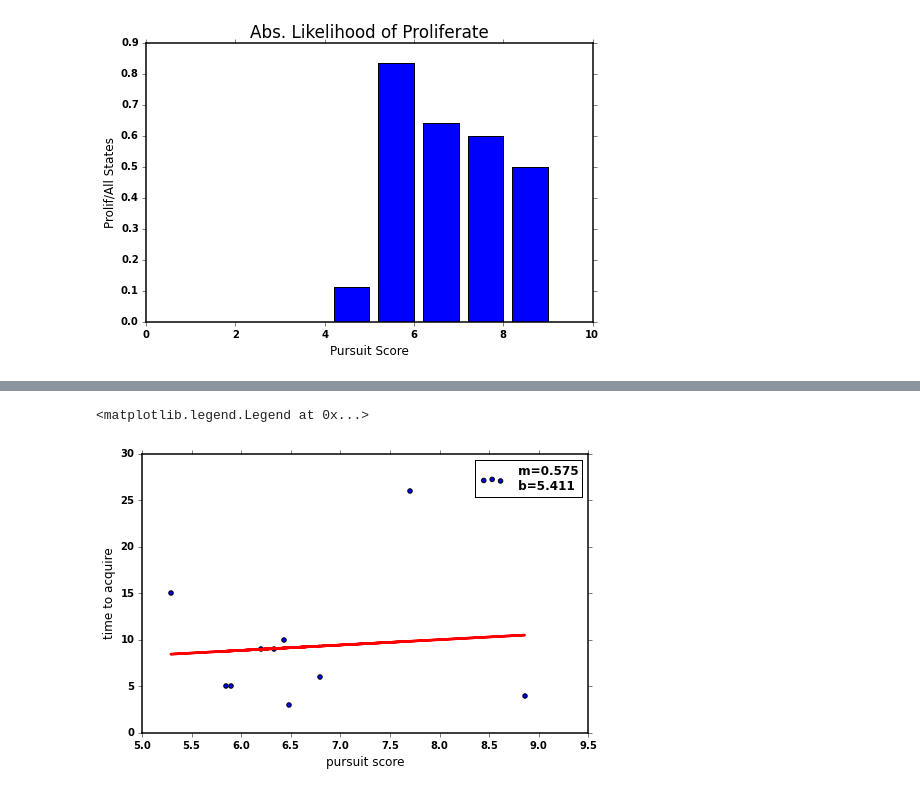
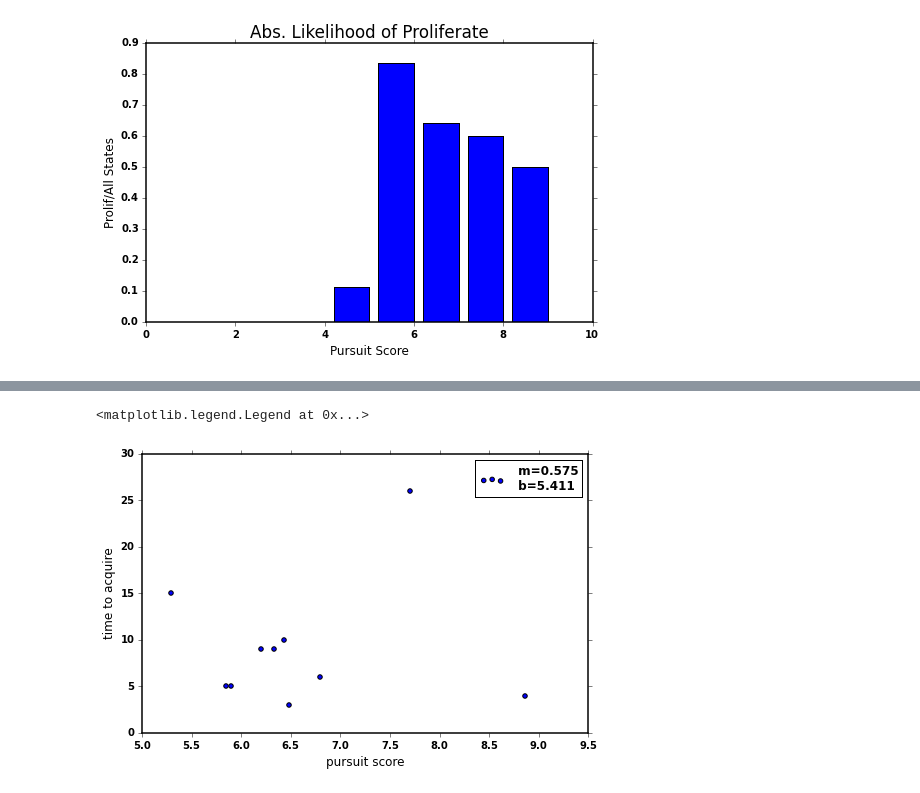
Before and after one commit to CNERG/historical_prolif, a Jupyter notebook: Historical_benchmark.ipynb, the cells around one changed output, grey strips where cells are left out. Saved outputs shown, nothing was run; the diff lists cells and outputs as text; code cells hidden in the pictures.

```diff
--- a/Historical_benchmark.ipynb
+++ b/Historical_benchmark.ipynb
@@ -206,14 +227,14 @@ weights  [ 1.  1.  1.  1.  1.  1.  1.  1.  1.  1.]
 # %%
 line_spec_str = " m="+str(round(m_time,3))+ "\n b=" + str(round(int_time,3))
 
 plt.scatter(pursuit_scores, corr_acq_times, label=line_spec_str)
 plt.xlabel('pursuit score')
 plt.ylabel('time to acquire')
-plt.plot(pursuit_scores, m_time*np.asarray(pursuit_scores) + int_time, color = 'red')
+#plt.plot(pursuit_scores, m_time*np.asarray(pursuit_scores) + int_time, color = 'red')
 plt.legend(loc='best')
 # %% [output]
 <matplotlib.legend.Legend at 0x...>
-[figure, old version]
+[figure, new version]
 # %%
 # NOT WORKING
 
```
Also changed, not shown: parts of 9 cells of this notebook.
